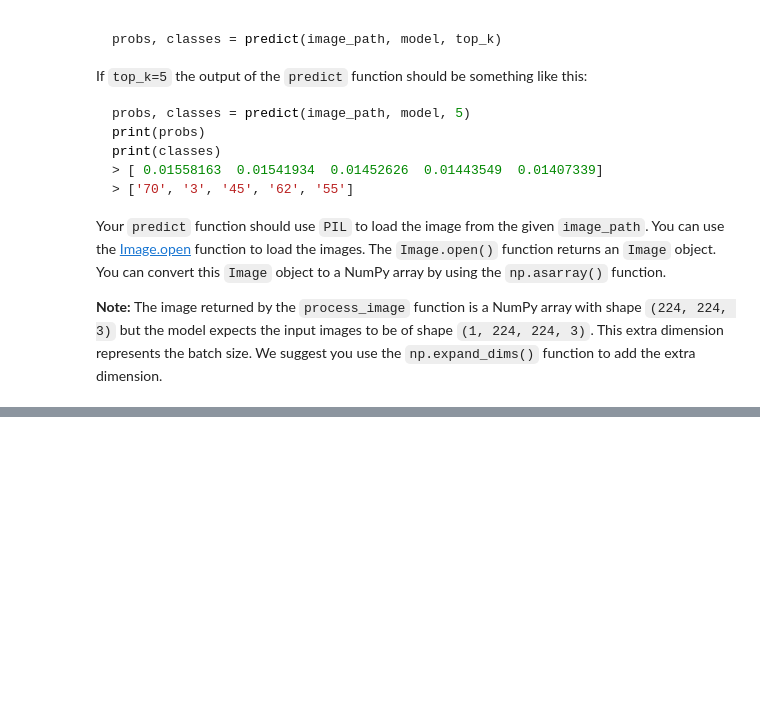
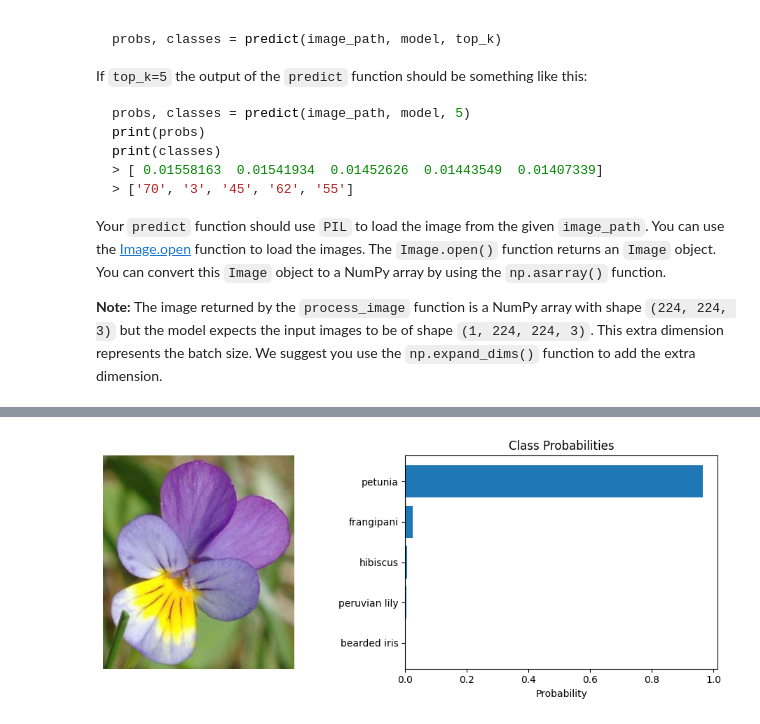
Before and after one commit to edineisantos/Image_Classifier_with_TensorFlow, a Jupyter notebook: Project_Image_Classifier_Project.ipynb, the cells around one changed output, grey strips where cells are left out. Saved outputs shown, nothing was run; the diff lists cells and outputs as text; code cells hidden in the pictures; blank space fills up the shorter version.

```diff
--- a/Project_Image_Classifier_Project.ipynb
+++ b/Project_Image_Classifier_Project.ipynb
@@ -552,0 +658,5 @@ You can convert from the class integer labels to actual flower names using `clas
+# %%
+# Test the function with wild_pansy
+image_path = "./test_images/wild_pansy.jpg"
+plot_predictions(image_path, model, class_names)
+# %% [output]
@@ -552,0 +664 @@ You can convert from the class integer labels to actual flower names using `clas
+[figure, added]
```
Also changed, not shown: parts of 13 cells of this notebook.
